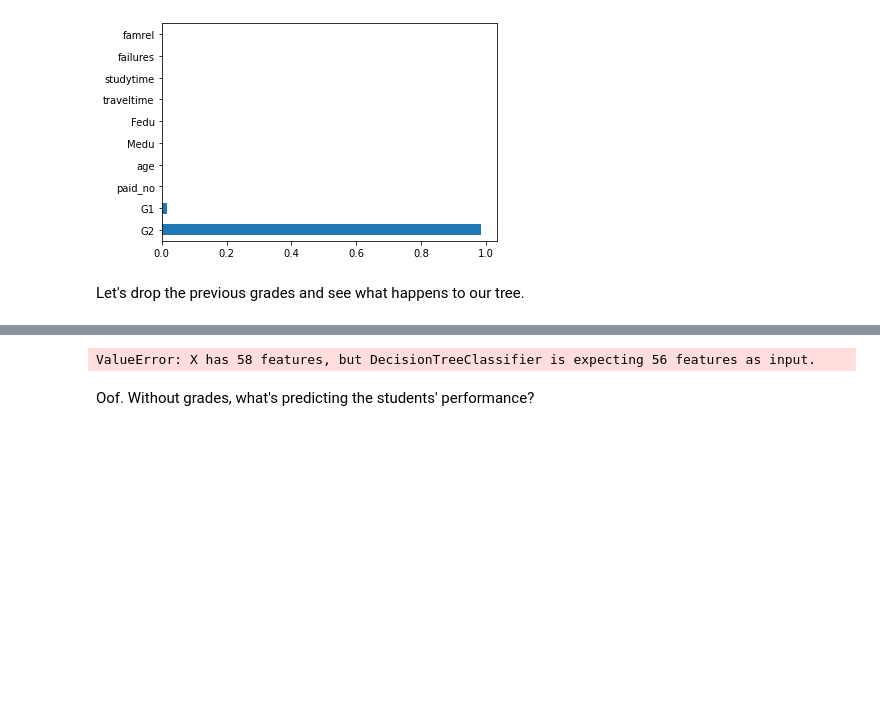
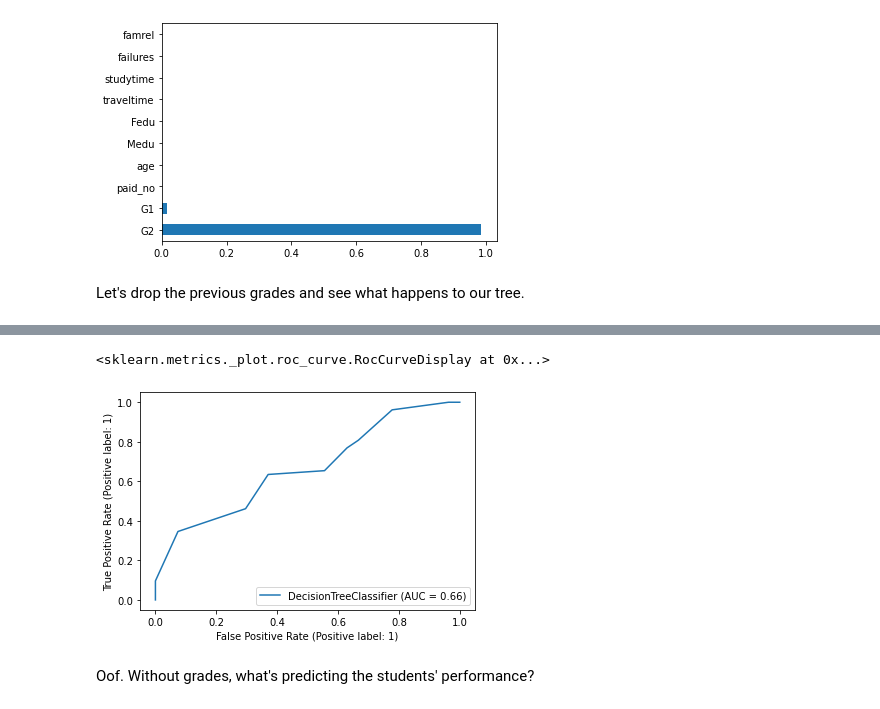
Before and after one commit to elvinzh/AMLP1, a Jupyter notebook: project1.ipynb, the cells around one changed output, grey strips where cells are left out. Cells and saved outputs as stored; diff of their text form; code cells hidden in the pictures; blank space fills up the shorter version.

```diff
--- a/project1.ipynb
+++ b/project1.ipynb
@@ -582,7 +605,8 @@ NameError: name 'train_test_split' is not defined
 # %%
-metrics.plot_roc_curve(no_grade_tree, X_test, y_test)
+metrics.plot_roc_curve(no_grade_tree, X_test_new, y_test_new)
 # %% [output]
-ValueError: X has 58 features, but DecisionTreeClassifier is expecting 56 features as input.
+<sklearn.metrics._plot.roc_curve.RocCurveDisplay at 0x...>
+[figure, added]
 # %% [markdown]
 Oof. Without grades, what's predicting the students' performance?
 # %%
```
Also changed, not shown: parts of 23 cells of this notebook.
